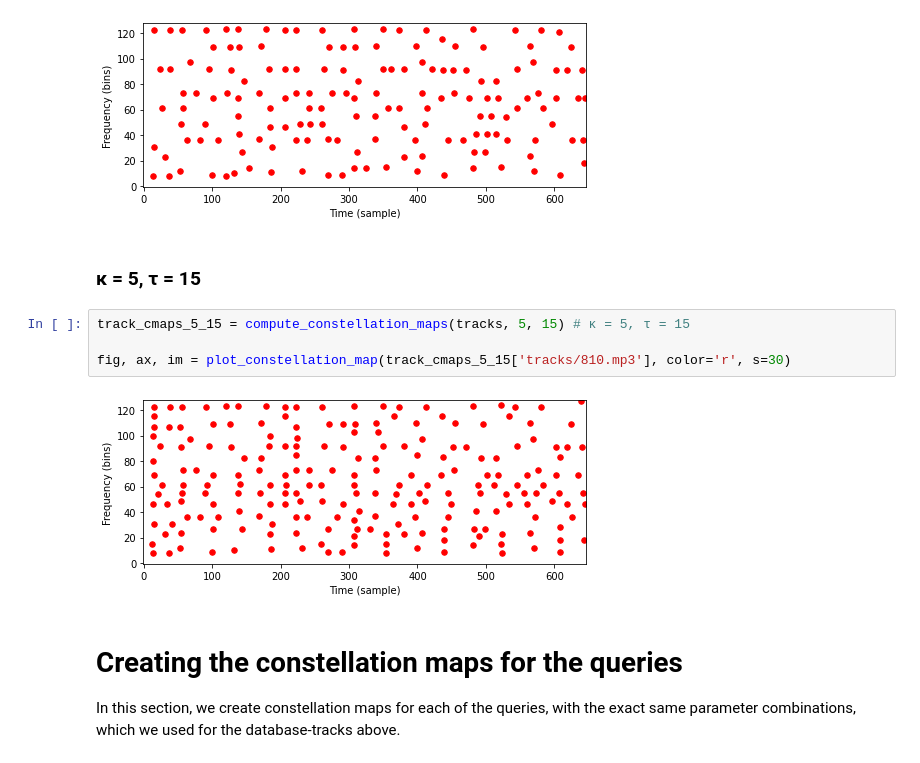
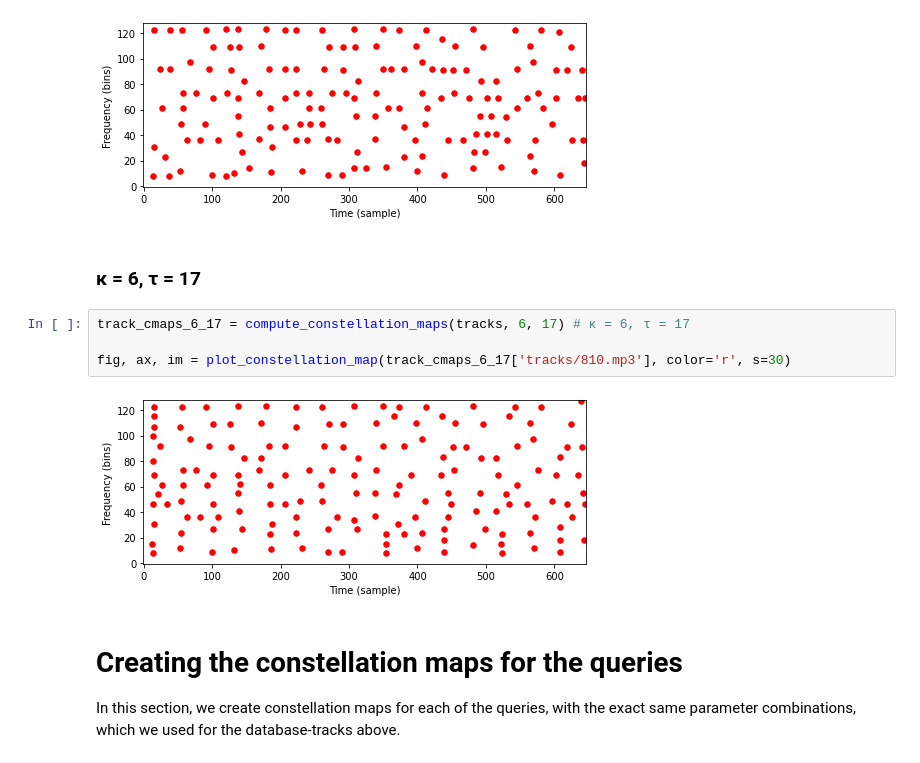
Before and after one commit to Konstiu/Music-Information-Retrieval, a Jupyter notebook: MS2.1.ipynb, the cells around one changed output. Drawn from its saved outputs; the diff is of its cells as text.

```diff
--- a/MS2.1.ipynb
+++ b/MS2.1.ipynb
@@ -241,13 +241,13 @@ fig, ax, im = plot_constellation_map(track_cmaps_10_10['tracks/810.mp3'], color=
 # %% [output]
 [figure]
 # %% [markdown]
-### κ = 5, τ = 15
+### κ = 6, τ = 17
 # %%
-track_cmaps_5_15 = compute_constellation_maps(tracks, 5, 15) # κ = 5, τ = 15
+track_cmaps_6_17 = compute_constellation_maps(tracks, 6, 17) # κ = 6, τ = 17
 
-fig, ax, im = plot_constellation_map(track_cmaps_5_15['tracks/810.mp3'], color='r', s=30)
+fig, ax, im = plot_constellation_map(track_cmaps_6_17['tracks/810.mp3'], color='r', s=30)
 # %% [output]
-[figure, old version]
+[figure, new version]
 # %% [markdown]
 # Creating the constellation maps for the queries
 
```
Also changed, not shown: parts of 11 cells of this notebook.
